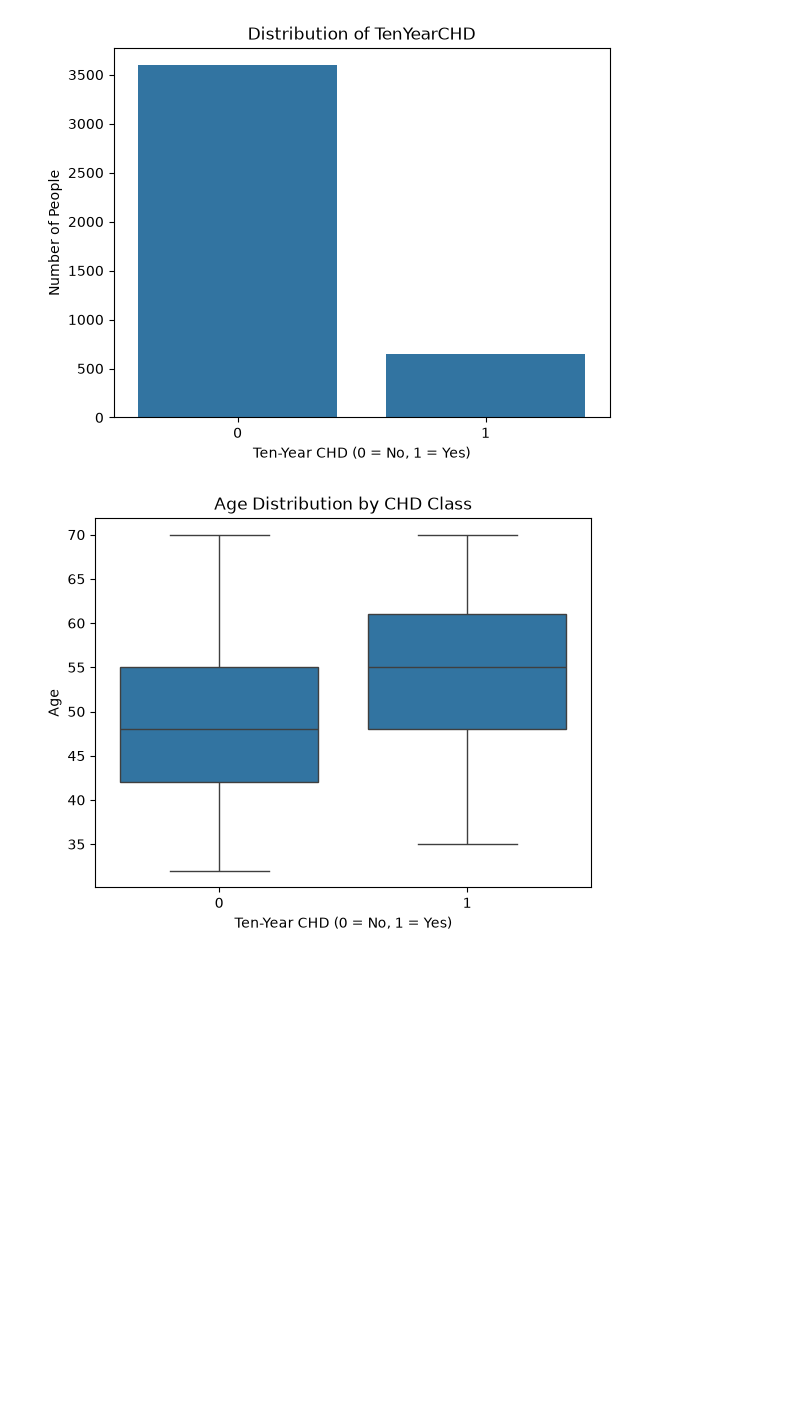
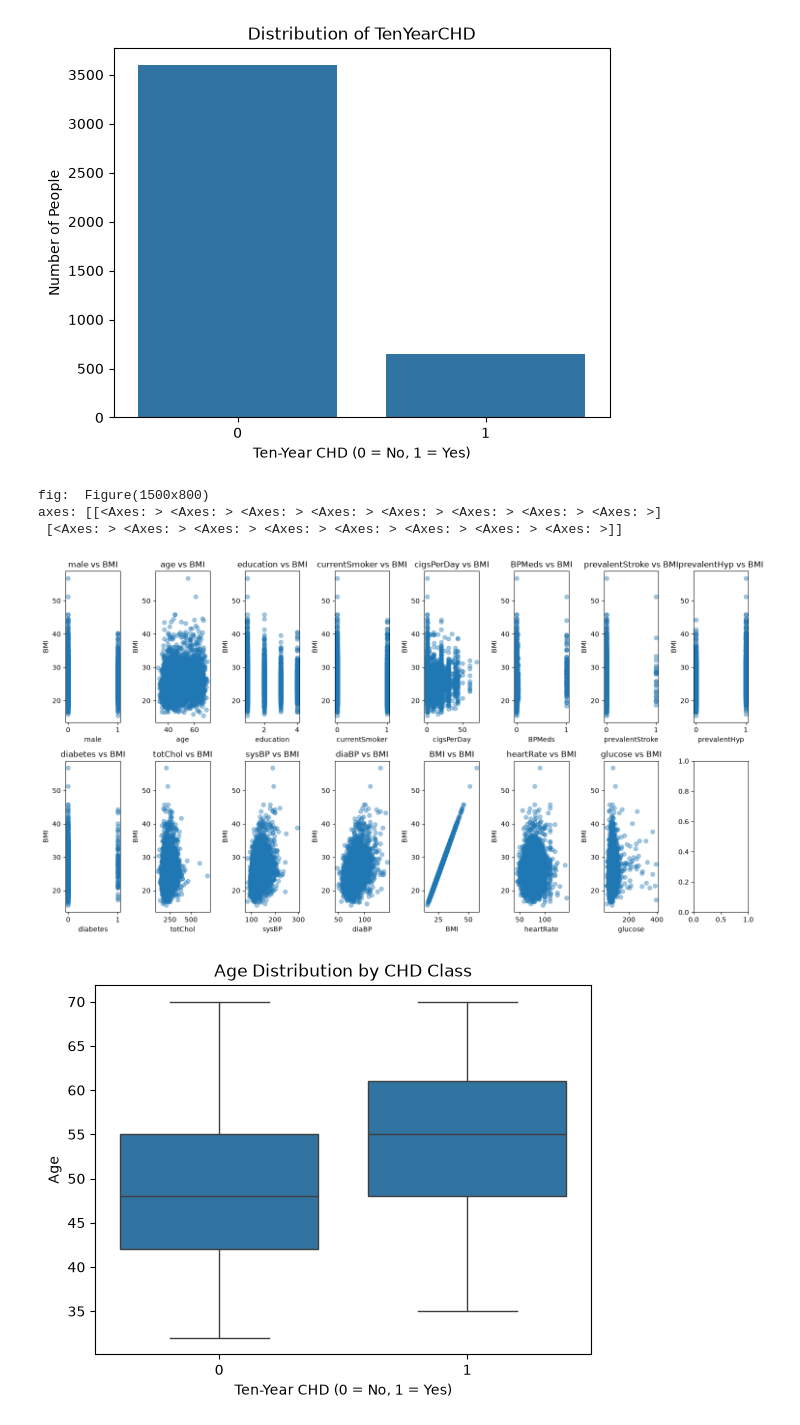
Before and after one commit to Rohit731-prg/ML-Projects, a Jupyter notebook: day-12-Graph-Representation/process_classifiction.ipynb, the cells around one changed output. Cells and saved outputs as stored; diff of their text form; code cells hidden in the pictures; blank space fills up the shorter version.

```diff
--- a/day-12-Graph-Representation/process_classifiction.ipynb
+++ b/day-12-Graph-Representation/process_classifiction.ipynb
@@ -48,6 +60,26 @@ plt.ylabel("Number of People")
 plt.show()
 # %% [output]
 [figure]
+# %%
+features = X
+fig, axes = plt.subplots(2, 8, figsize=(15, 8))
+
+print("fig: ", fig)
+print("axes:", axes)
+
+for ax, feature in zip(axes.flat, features):
+    ax.scatter(df[feature], df["BMI"], alpha=0.4)
+    ax.set_xlabel(feature)
+    ax.set_ylabel("BMI")
+    ax.set_title(f"{feature} vs BMI")
+
+plt.tight_layout()
+plt.show()
+# %% [output]
+fig:  Figure(1500x800)
+axes: [[<Axes: > <Axes: > <Axes: > <Axes: > <Axes: > <Axes: > <Axes: > <Axes: >]
+ [<Axes: > <Axes: > <Axes: > <Axes: > <Axes: > <Axes: > <Axes: > <Axes: >]]
+[figure, added]
 # %%
 sns.boxplot(data=df, x="TenYearCHD", y="age")
 
```
Also changed, not shown: parts of 9 cells of this notebook, 7 other files.
